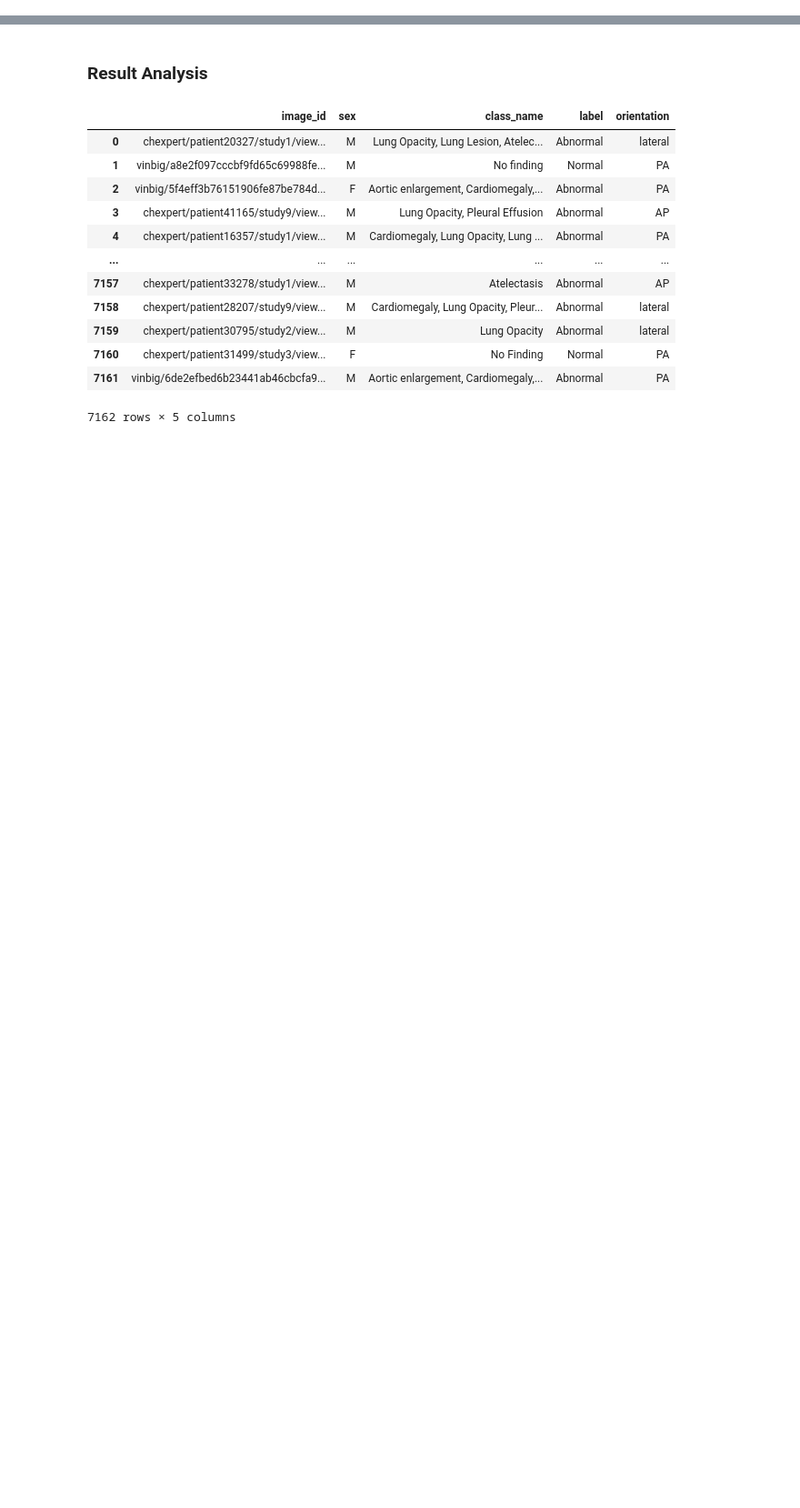
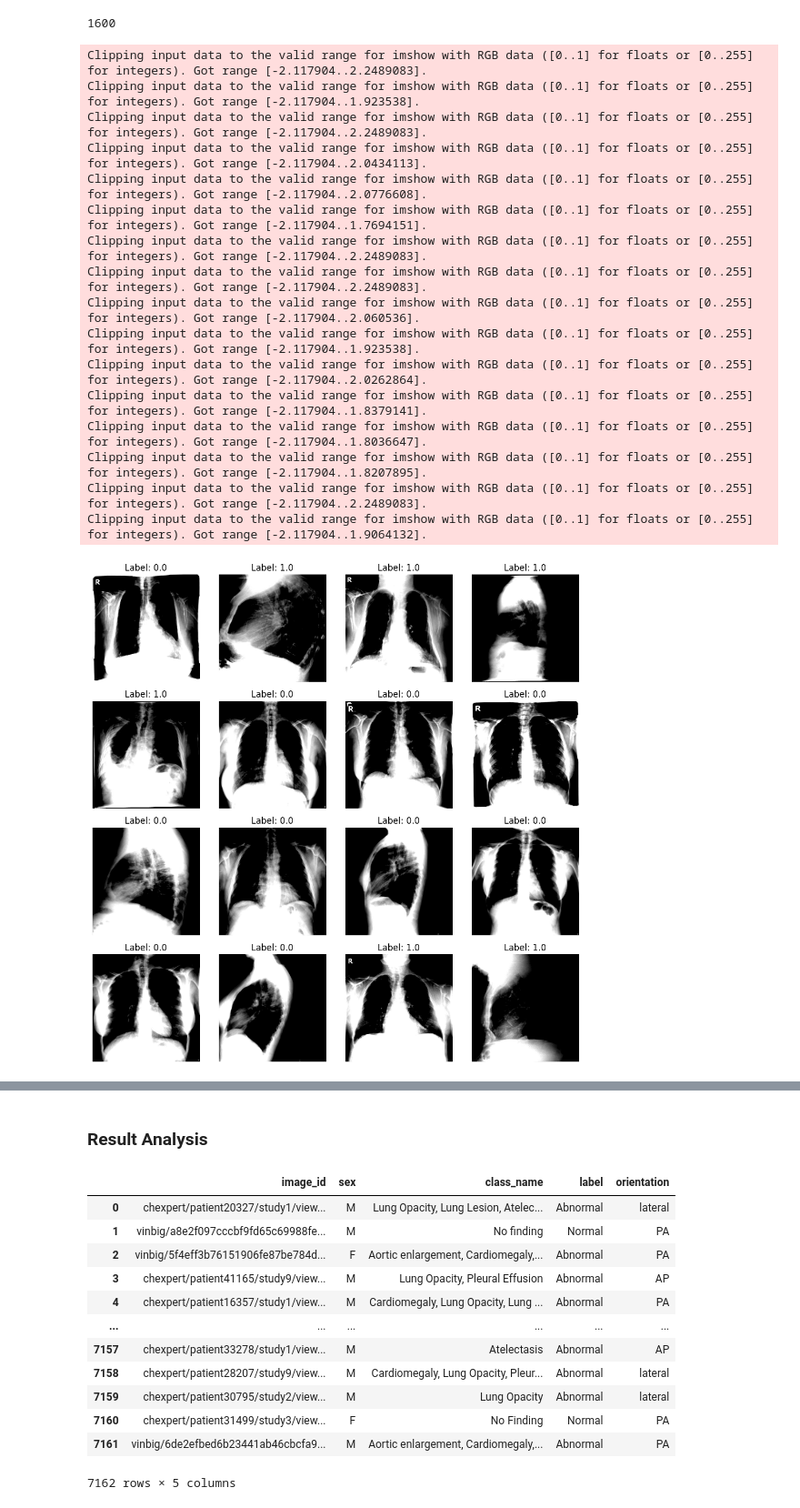
Before and after one commit to Nafishapanacea/X-ray-classification-covariates, a Jupyter notebook: main/prediction.ipynb, the cells around one changed output, grey strips where cells are left out. Shown at 91% size. Drawn from its saved outputs; the diff is of its cells as text; code cells hidden in the pictures; blank space fills up the shorter version.

```diff
--- a/main/prediction.ipynb
+++ b/main/prediction.ipynb
@@ -14,5 +19,10 @@ img_dir = '/home/common/data_v3'
 
 device = "cuda" if torch.cuda.is_available() else "cpu"
+# %%
+import os
+len(os.listdir(img_dir))
+# %% [output]
+1600
 # %%
 def load_model(checkpoint_path, device):
     model = MultimodalCNN()
@@ -53,6 +63,52 @@ with torch.no_grad():
         # print(label, preds)
         predictions.extend(preds.cpu().numpy().tolist())
         # break
+# %%
+import matplotlib.pyplot as plt
+import torch
+
+# Get one batch
+for images, view, sex, label in test_loader:
+    break  # only take the first batch
+
+# If images are normalized, unnormalize them (optional but common)
+def unnormalize(img):
+    mean = torch.tensor([0.485, 0.456, 0.406]).view(3, 1, 1)
+    std = torch.tensor([0.229, 0.224, 0.225]).view(3, 1, 1)
+    return img * std + mean
+
+# images = unnormalize(images)
+
+# Plot 16 images in a 4x4 grid
+fig, axes = plt.subplots(4, 4, figsize=(10, 10))
+axes = axes.flatten()
+
+for i in range(16):
+    img = images[i].permute(1, 2, 0)  # C,H,W → H,W,C
+    axes[i].imshow(img)
+    axes[i].axis("off")
+    axes[i].set_title(f"Label: {label[i].item()}")
+
+plt.tight_layout()
+plt.show()
+# %% [output]
+Clipping input data to the valid range for imshow with RGB data ([0..1] for floats or [0..255] for integers). Got range [-2.117904..2.2489083].
+Clipping input data to the valid range for imshow with RGB data ([0..1] for floats or [0..255] for integers). Got range [-2.117904..1.923538].
+Clipping input data to the valid range for imshow with RGB data ([0..1] for floats or [0..255] for integers). Got range [-2.117904..2.2489083].
+Clipping input data to the valid range for imshow with RGB data ([0..1] for floats or [0..255] for integers). Got range [-2.117904..2.0434113].
+Clipping input data to the valid range for imshow with RGB data ([0..1] for floats or [0..255] for integers). Got range [-2.117904..2.0776608].
+Clipping input data to the valid range for imshow with RGB data ([0..1] for floats or [0..255] for integers). Got range [-2.117904..1.7694151].
+Clipping input data to the valid range for imshow with RGB data ([0..1] for floats or [0..255] for integers). Got range [-2.117904..2.2489083].
+Clipping input data to the valid range for imshow with RGB data ([0..1] for floats or [0..255] for integers). Got range [-2.117904..2.2489083].
+Clipping input data to the valid range for imshow with RGB data ([0..1] for floats or [0..255] for integers). Got range [-2.117904..2.060536].
+Clipping input data to the valid range for imshow with RGB data ([0..1] for floats or [0..255] for integers). Got range [-2.117904..1.923538].
+Clipping input data to the valid range for imshow with RGB data ([0..1] for floats or [0..255] for integers). Got range [-2.117904..2.0262864].
+Clipping input data to the valid range for imshow with RGB data ([0..1] for floats or [0..255] for integers). Got range [-2.117904..1.8379141].
+Clipping input data to the valid range for imshow with RGB data ([0..1] for floats or [0..255] for integers). Got range [-2.117904..1.8036647].
+Clipping input data to the valid range for imshow with RGB data ([0..1] for floats or [0..255] for integers). Got range [-2.117904..1.8207895].
+Clipping input data to the valid range for imshow with RGB data ([0..1] for floats or [0..255] for integers). Got range [-2.117904..2.2489083].
+Clipping input data to the valid range for imshow with RGB data ([0..1] for floats or [0..255] for integers). Got range [-2.117904..1.9064132].
+[figure, added]
 # %%
 df = pd.DataFrame({
     "image_name": image_names,
```
Also changed, not shown: parts of 8 cells of this notebook, 11 other files.
